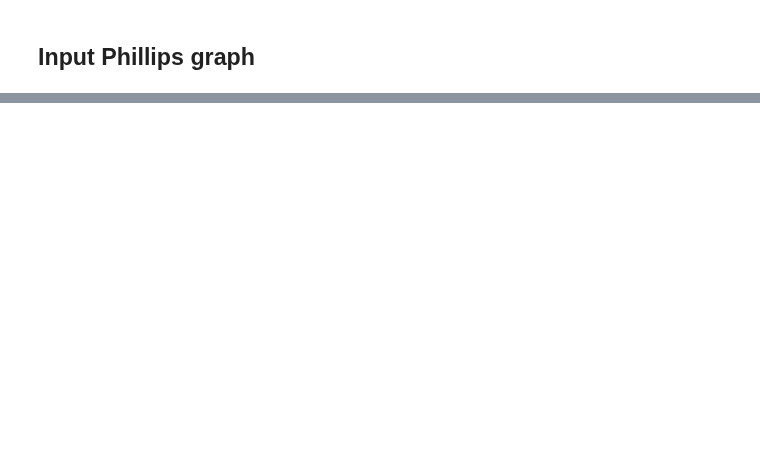
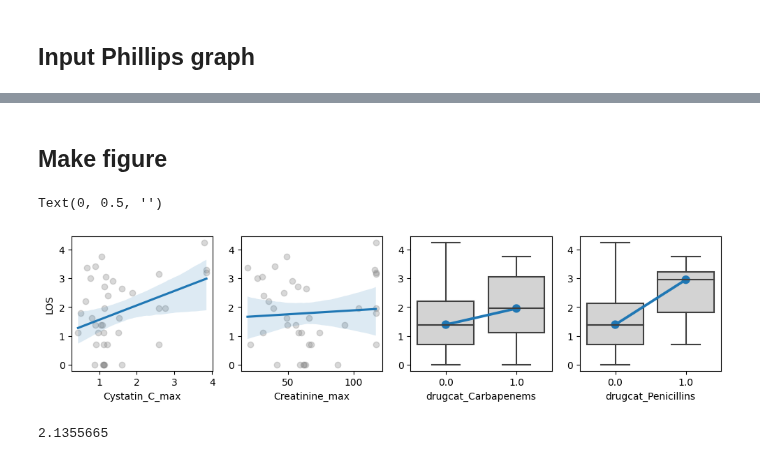
Before and after one commit to theislab/ehrapy-reproducibility, a Jupyter notebook: Figure_5/causal_known_graph.ipynb, the cells around one changed output, grey strips where cells are left out. Drawn from its saved outputs; the diff is of its cells as text; code cells hidden in the pictures; blank space fills up the shorter version.

```diff
--- a/Figure_5/causal_known_graph.ipynb
+++ b/Figure_5/causal_known_graph.ipynb
@@ -41,2 +25,5 @@ adata.to_df().head()
+# %%
+adata_surviving = adata[adata.to_df()["Death"] == 0]
+adata_dead = adata[adata.to_df()["Death"] == 1]
 # %% [markdown]
 ## Input Phillips graph
@@ -112,0 +202,35 @@ Estimand type: EstimandType.NONPARAMETRIC_ATE
+# %% [markdown]
+## Make figure
+# %%
+data_for_plot = adata_dead.to_df()[[
+    "LOS",
+    "drugcat_Carbapenems",
+    "drugcat_Penicillins",
+    "Cystatin_C_max",
+    "Creatinine_max",
+]]
+
+data_for_plot["LOS"] = np.log1p(data_for_plot["LOS"])
+
+fig, axs = plt.subplots(ncols=4, nrows=1, figsize=(12, 2.5))
+
+sns.regplot(data=data_for_plot, x="Cystatin_C_max", y="LOS", scatter_kws={"alpha":0.3, "color": "grey"}, ax=axs[0])
+axs[0].set_ylabel("LOS")
+
+sns.regplot(data=data_for_plot, x="Creatinine_max", y="LOS", scatter_kws={"alpha":0.3, "color": "grey"}, ax=axs[1])
+axs[1].set_ylabel("")
+
+sns.boxplot(data=data_for_plot, x="drugcat_Carbapenems", y="LOS", boxprops={"facecolor": "lightgrey"}, ax=axs[2])
+sns.pointplot(data=data_for_plot.groupby('drugcat_Carbapenems', as_index=False).median(), x='drugcat_Carbapenems', y='LOS', ax=axs[2])
+axs[2].set_ylabel("")
+
+sns.boxplot(data=data_for_plot, x="drugcat_Penicillins", y="LOS", boxprops={"facecolor": "lightgrey"}, ax=axs[3])
+sns.pointplot(data=data_for_plot.groupby('drugcat_Penicillins', as_index=False).median(), x='drugcat_Penicillins', y='LOS', ax=axs[3])
+axs[3].set_ylabel("")
+# %% [output]
+Text(0, 0.5, '')
+[figure, added]
+# %%
+data_for_plot["LOS"].mean()
+# %% [output]
+2.1355665
```
Also changed, not shown: parts of 6 cells of this notebook.
